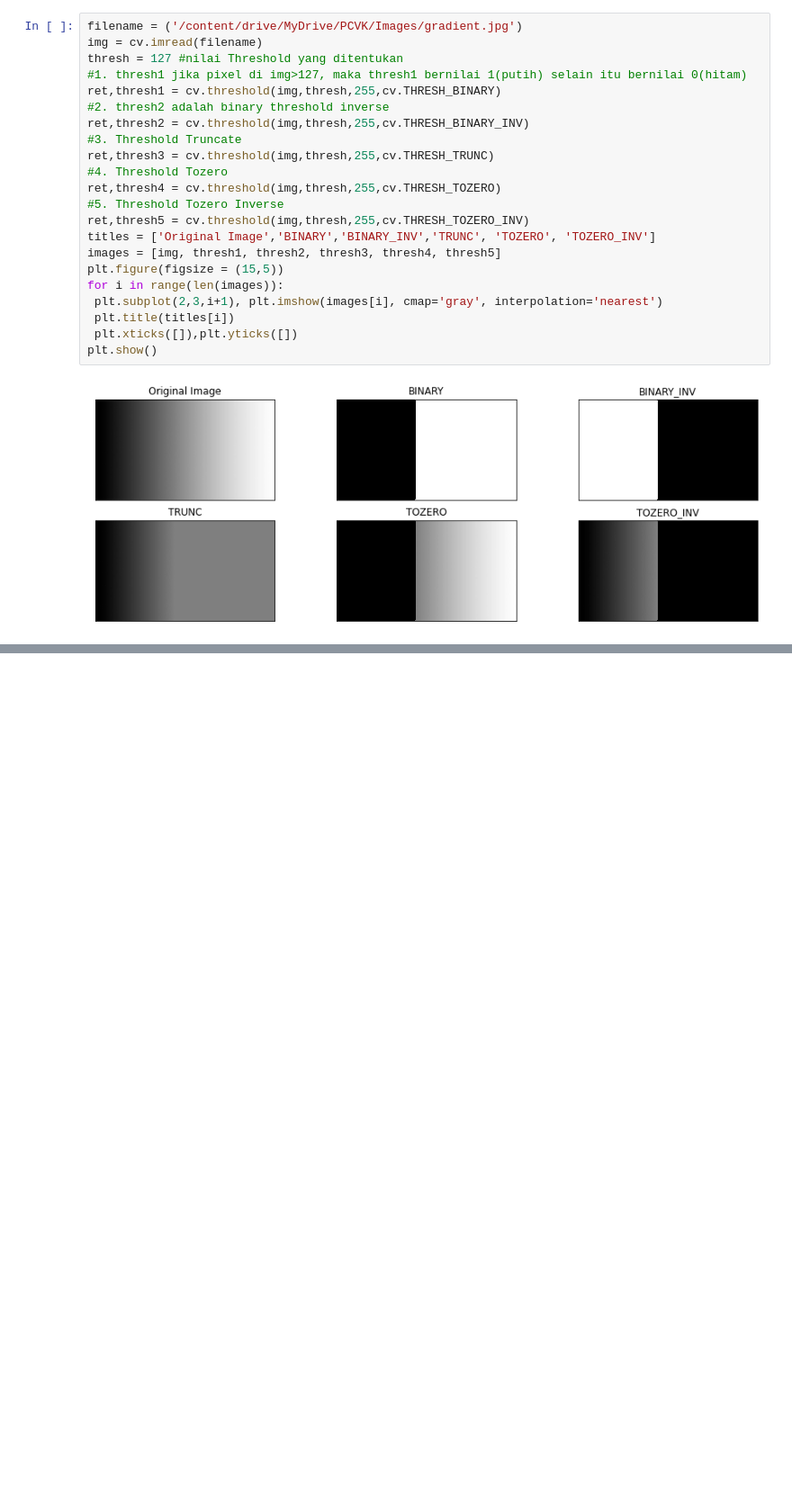
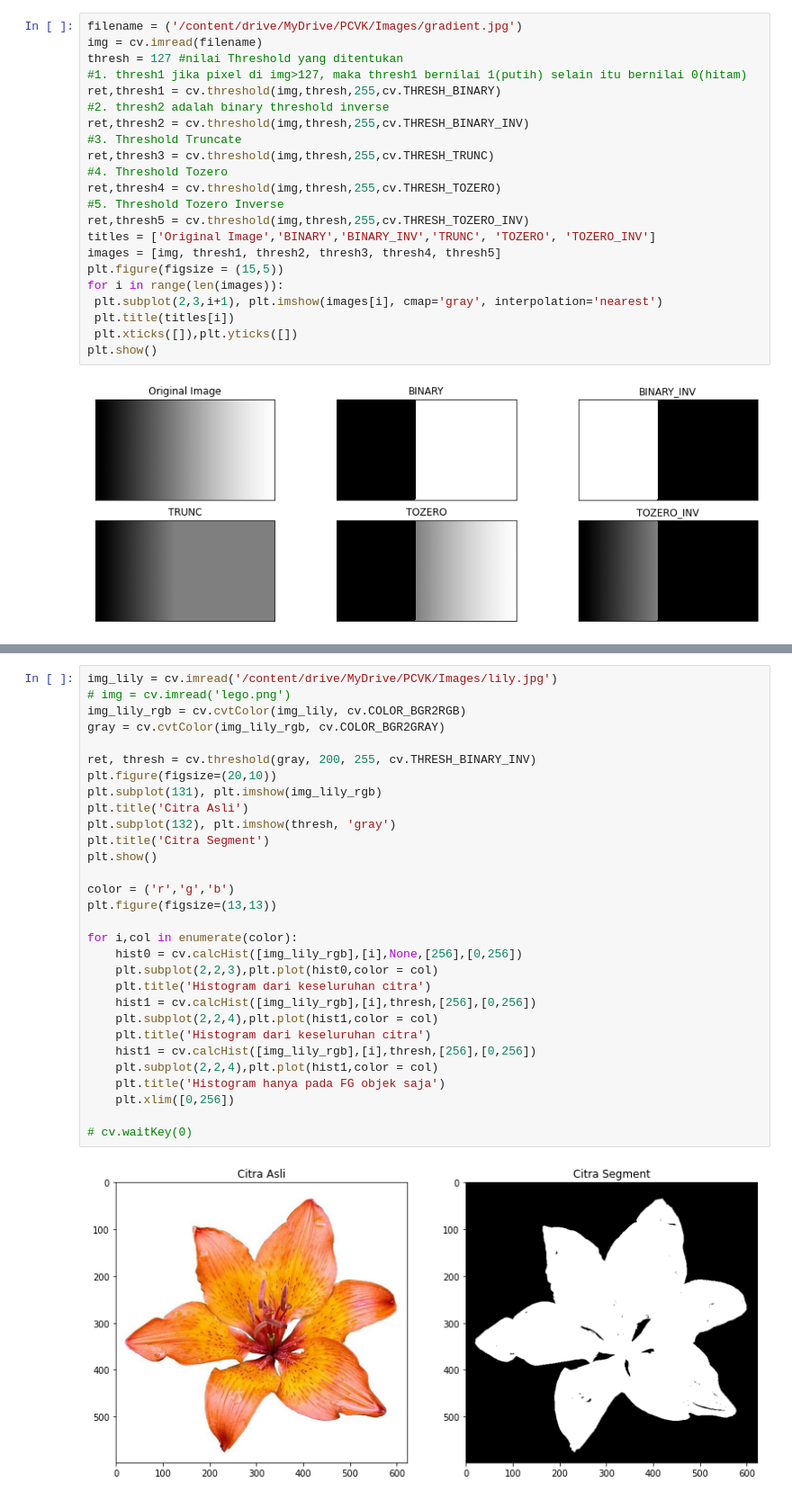
Before and after one commit to pazcalll/PCVK_Genap_2021, a Jupyter notebook: week10.ipynb, the cells around one changed output, grey strips where cells are left out. Shown at 90% size. Cells and saved outputs as stored; diff of their text form; blank space fills up the shorter version.

```diff
--- a/week10.ipynb
+++ b/week10.ipynb
@@ -62,0 +77,32 @@ cv2_imshow(Bin)
+# %%
+img_lily = cv.imread('/content/drive/MyDrive/PCVK/Images/lily.jpg')
+# img = cv.imread('lego.png')
+img_lily_rgb = cv.cvtColor(img_lily, cv.COLOR_BGR2RGB)
+gray = cv.cvtColor(img_lily_rgb, cv.COLOR_BGR2GRAY)
+
+ret, thresh = cv.threshold(gray, 200, 255, cv.THRESH_BINARY_INV)
+plt.figure(figsize=(20,10))
+plt.subplot(131), plt.imshow(img_lily_rgb)
+plt.title('Citra Asli')
+plt.subplot(132), plt.imshow(thresh, 'gray')
+plt.title('Citra Segment')
+plt.show()
+
+color = ('r','g','b')
+plt.figure(figsize=(13,13))
+
+for i,col in enumerate(color):
+    hist0 = cv.calcHist([img_lily_rgb],[i],None,[256],[0,256])
+    plt.subplot(2,2,3),plt.plot(hist0,color = col)
+    plt.title('Histogram dari keseluruhan citra')
+    hist1 = cv.calcHist([img_lily_rgb],[i],thresh,[256],[0,256])
+    plt.subplot(2,2,4),plt.plot(hist1,color = col)
+    plt.title('Histogram dari keseluruhan citra')
+    hist1 = cv.calcHist([img_lily_rgb],[i],thresh,[256],[0,256])
+    plt.subplot(2,2,4),plt.plot(hist1,color = col)
+    plt.title('Histogram hanya pada FG objek saja')
+    plt.xlim([0,256])
+
+# cv.waitKey(0)
+# %% [output]
+[figure, added]
```
Also changed, not shown: parts of 4 cells of this notebook.
